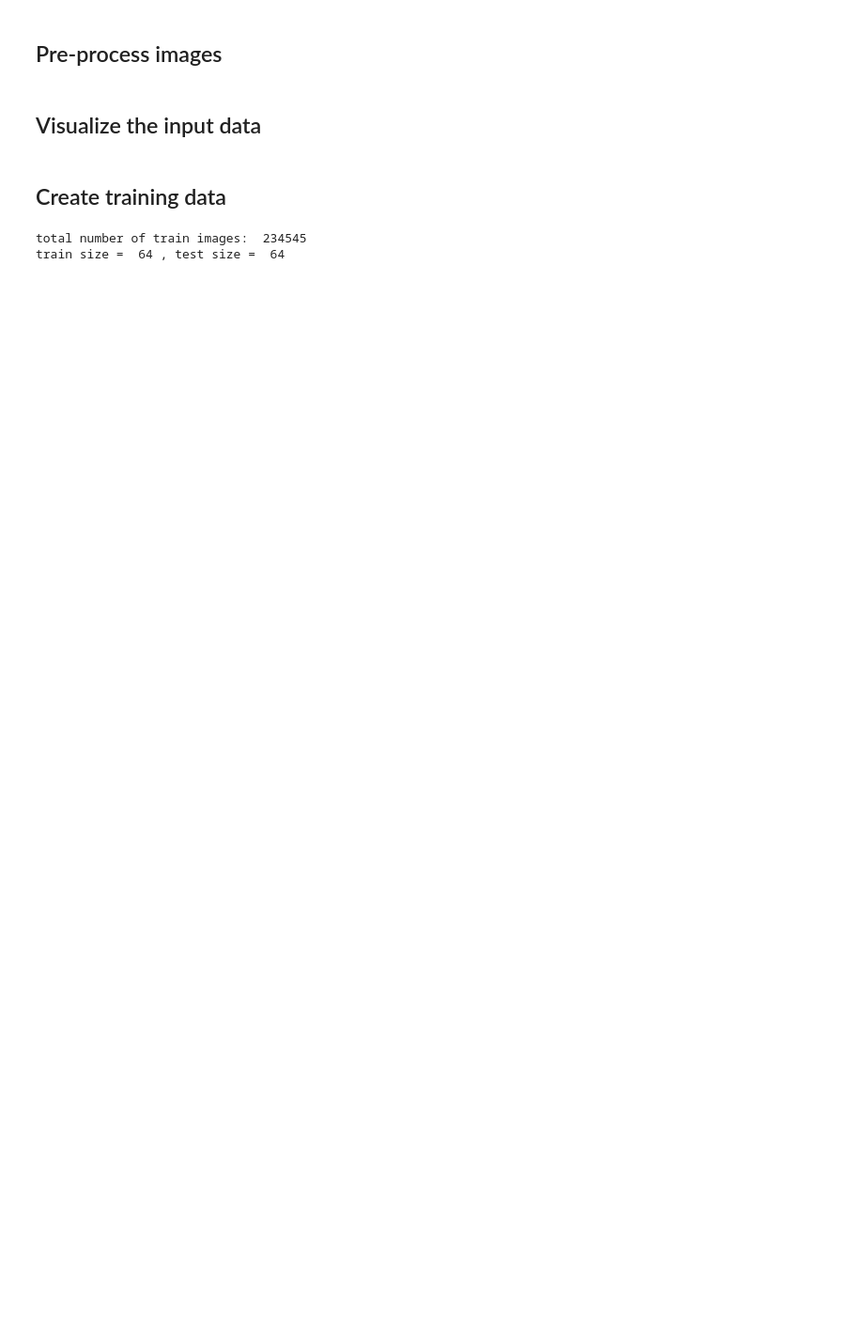
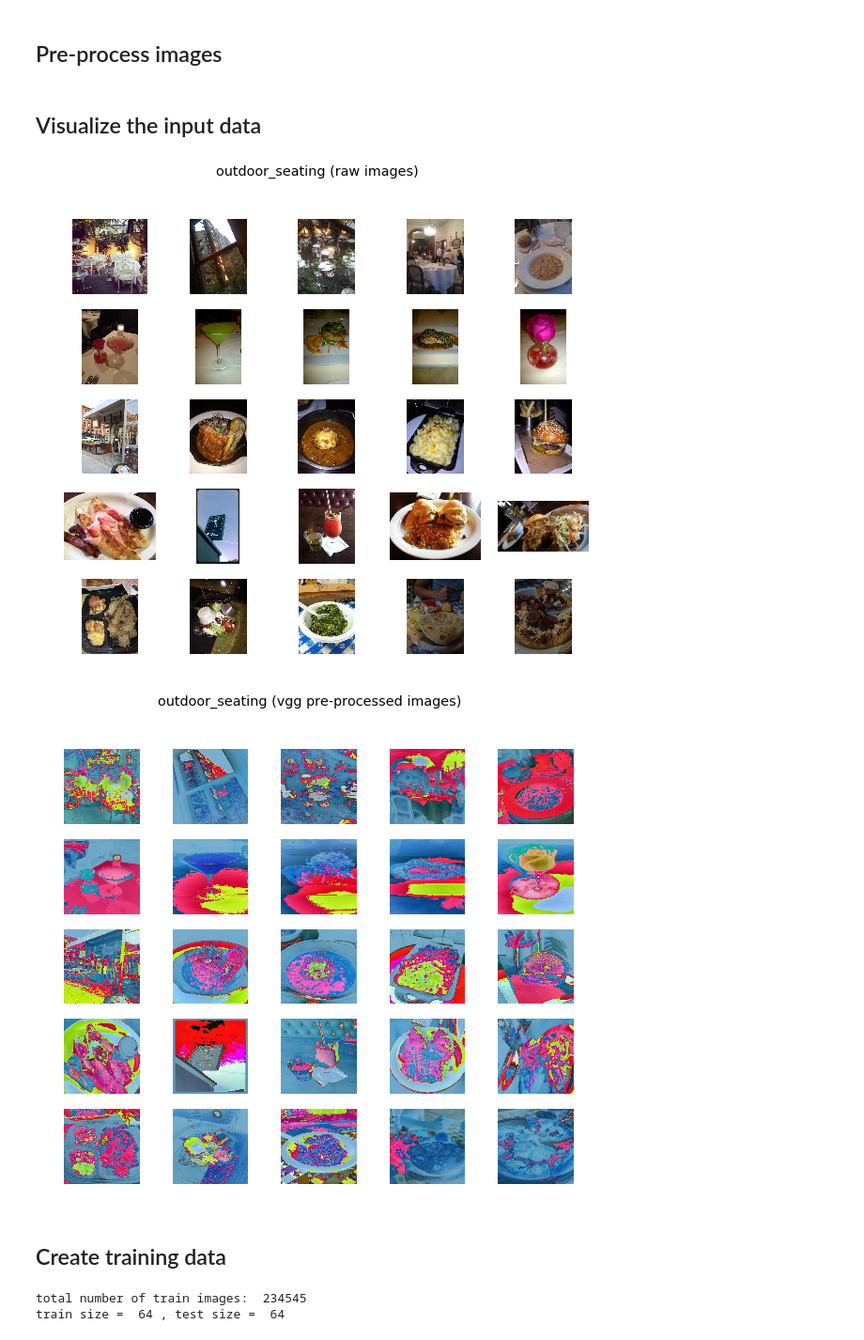
Before and after one commit to yrevar/neuralnets, a Jupyter notebook: yelp_photo_classification/yelp_restaurant_classification.ipynb, the cells around one changed output. Shown at 94% size. Cells and saved outputs as stored; diff of their text form; code cells hidden in the pictures; blank space fills up the shorter version.

```diff
--- a/yelp_photo_classification/yelp_restaurant_classification.ipynb
+++ b/yelp_photo_classification/yelp_restaurant_classification.ipynb
@@ -169,11 +185,15 @@ def display_raw_images(attrib_table, class_name, max_biz = 10, max_biz_imgs = 10
 # %%
+class_name = "outdoor_seating"
 fig = plt.figure(1, figsize=(10,10))
 st = fig.suptitle(class_name + " (raw images)", fontsize="x-large")
-display_raw_images(train_biz_id_attribs_tbl, "outdoor_seating", 5, 5, vgg_compat = False, preprocess=False)
+display_images(train_biz_id_attribs_tbl, train_biz_id_to_photos, class_name, 5, 5, vgg_compat = False, preprocess=False)
 
 fig = plt.figure(2, figsize=(10,10))
 st = fig.suptitle(class_name + " (vgg pre-processed images)", fontsize="x-large")
-display_raw_images(train_biz_id_attribs_tbl, "outdoor_seating", 5, 5, vgg_compat = True, preprocess=True)
+display_images(train_biz_id_attribs_tbl, train_biz_id_to_photos, class_name, 5, 5, vgg_compat = True, preprocess=True)
+# %% [output]
+[figure, added]
+[figure, added]
 # %% [markdown]
 ## Create training data
 # %%
```
Also changed, not shown: parts of 2 cells of this notebook.
